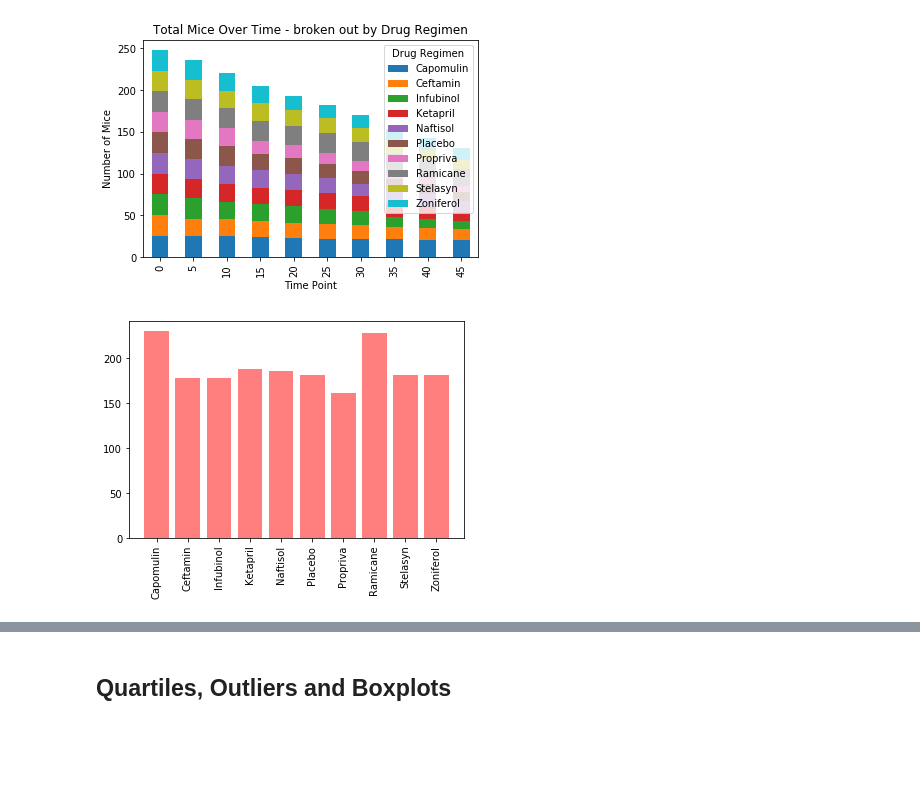
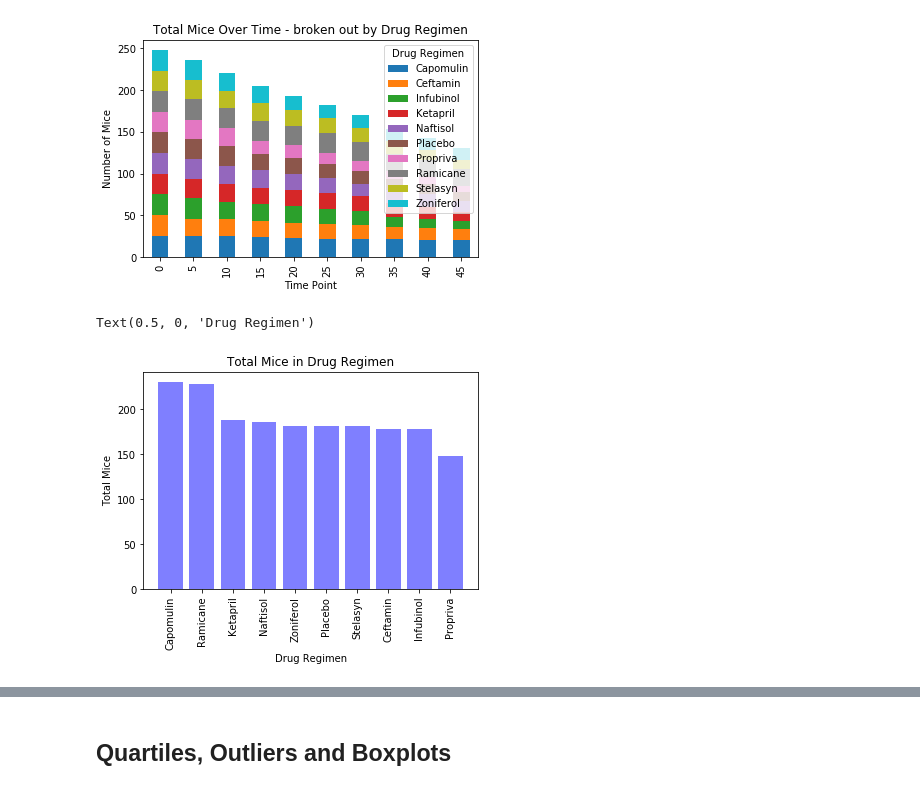
Before and after one commit to george-simon/matplotlib---challenge, a Jupyter notebook: Pymaceuticals/pymaceuticals_starter.ipynb, the cells around one changed output, grey strips where cells are left out. Drawn from its saved outputs; the diff is of its cells as text; code cells hidden in the pictures; blank space fills up the shorter version.

```diff
--- a/Pymaceuticals/pymaceuticals_starter.ipynb
+++ b/Pymaceuticals/pymaceuticals_starter.ipynb
@@ -188,12 +188,18 @@ Text(0.5, 0, 'Time Point')
 # %%
 # Generate a bar plot showing the total number of mice for each treatment throughout the course of the study using pyplot.
 # Set x axis and tick locations
 pyplot_bar_data = pd.DataFrame({"total count" : df_master.groupby("Drug Regimen")["Mouse ID"].count()}).reset_index()
+sorted_pyplot_bar = pyplot_bar_data.sort_values(by="total count", ascending=False)
 x_axis = np.arange(len(pyplot_bar_data))
 tick_locations = [value for value in x_axis]
 
 
-plt.bar(x_axis, pyplot_bar_data["total count"], color='r', alpha=0.5, align="center")
-x_tick = plt.xticks(tick_locations, pyplot_bar_data["Drug Regimen"], rotation="vertical")
+plt.bar(x_axis, sorted_pyplot_bar["total count"], color='b', alpha=0.5, align="center")
+x_tick = plt.xticks(tick_locations, sorted_pyplot_bar["Drug Regimen"], rotation="vertical")
+
+plt.title("Total Mice in Drug Regimen")
+plt.ylabel("Total Mice")
+plt.xlabel("Drug Regimen")
 # %% [output]
+Text(0.5, 0, 'Drug Regimen')
-[figure, old version]
+[figure, new version]
```
Also changed, not shown: parts of 4 cells of this notebook.
